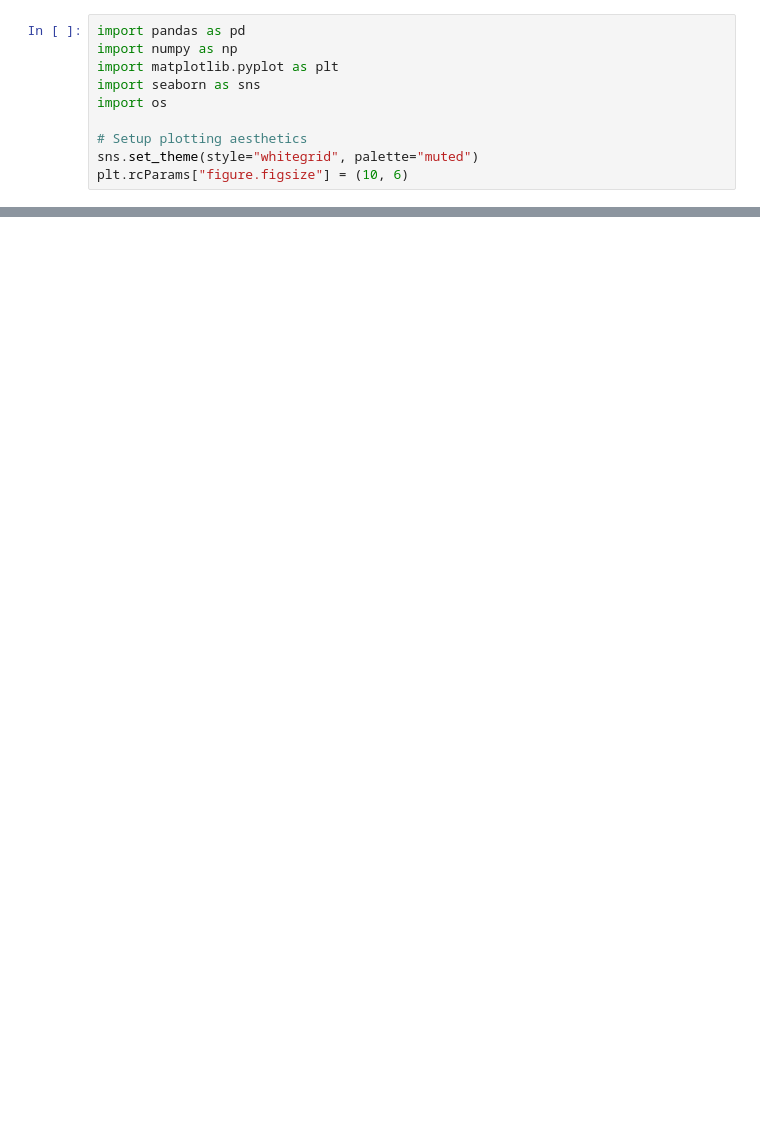
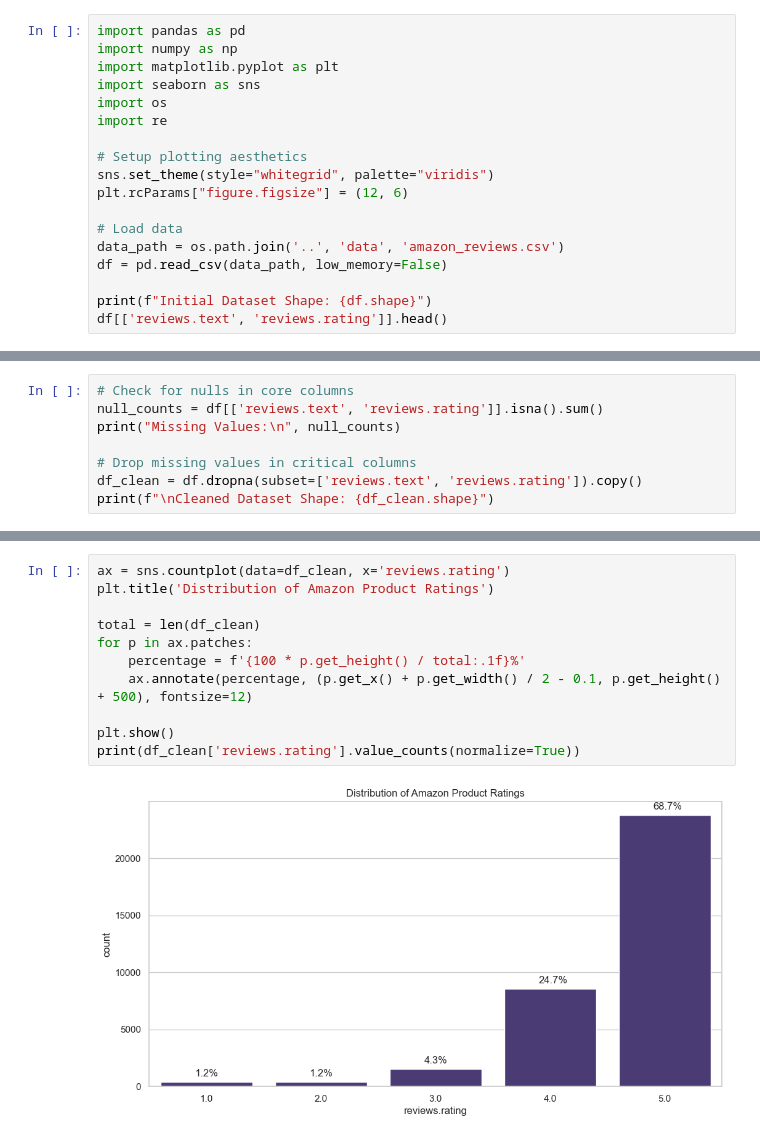
Before and after one commit to soltsega/Natural-Langugage-Processing---Sentiment-Analysis-on-Product-Reviews, a Jupyter notebook: notebooks/01_advanced_eda.ipynb, the cells around one changed output, grey strips where cells are left out. Cells and saved outputs as stored; diff of their text form; blank space fills up the shorter version.

```diff
--- a/notebooks/01_advanced_eda.ipynb
+++ b/notebooks/01_advanced_eda.ipynb
@@ -14,7 +21,15 @@ import numpy as np
 import matplotlib.pyplot as plt
 import seaborn as sns
 import os
+import re
 
 # Setup plotting aesthetics
-sns.set_theme(style="whitegrid", palette="muted")
-plt.rcParams["figure.figsize"] = (10, 6)
+sns.set_theme(style="whitegrid", palette="viridis")
+plt.rcParams["figure.figsize"] = (12, 6)
+
+# Load data
+data_path = os.path.join('..', 'data', 'amazon_reviews.csv')
+df = pd.read_csv(data_path, low_memory=False)
+
+print(f"Initial Dataset Shape: {df.shape}")
+df[['reviews.text', 'reviews.rating']].head()
@@ -28,0 +51,8 @@ df.head()
+# %%
+# Check for nulls in core columns
+null_counts = df[['reviews.text', 'reviews.rating']].isna().sum()
+print("Missing Values:\n", null_counts)
+
+# Drop missing values in critical columns
+df_clean = df.dropna(subset=['reviews.text', 'reviews.rating']).copy()
+print(f"\nCleaned Dataset Shape: {df_clean.shape}")
@@ -28,0 +73,13 @@ df.head()
+# %%
+ax = sns.countplot(data=df_clean, x='reviews.rating')
+plt.title('Distribution of Amazon Product Ratings')
+
+total = len(df_clean)
+for p in ax.patches:
+    percentage = f'{100 * p.get_height() / total:.1f}%'
+    ax.annotate(percentage, (p.get_x() + p.get_width() / 2 - 0.1, p.get_height() + 500), fontsize=12)
+
+plt.show()
+print(df_clean['reviews.rating'].value_counts(normalize=True))
+# %% [output]
+[figure, added]
```
Also changed, not shown: parts of 23 cells of this notebook.
